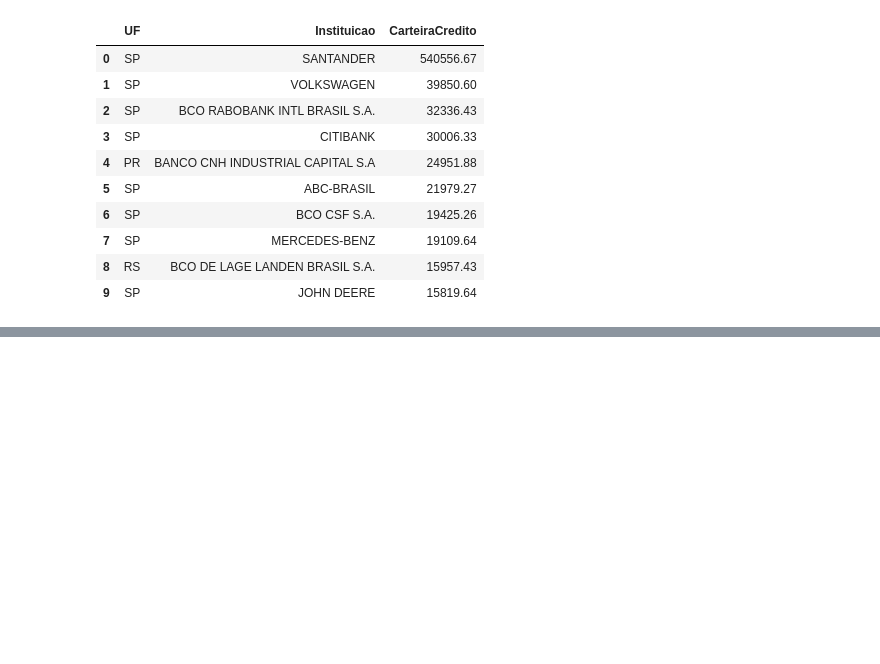
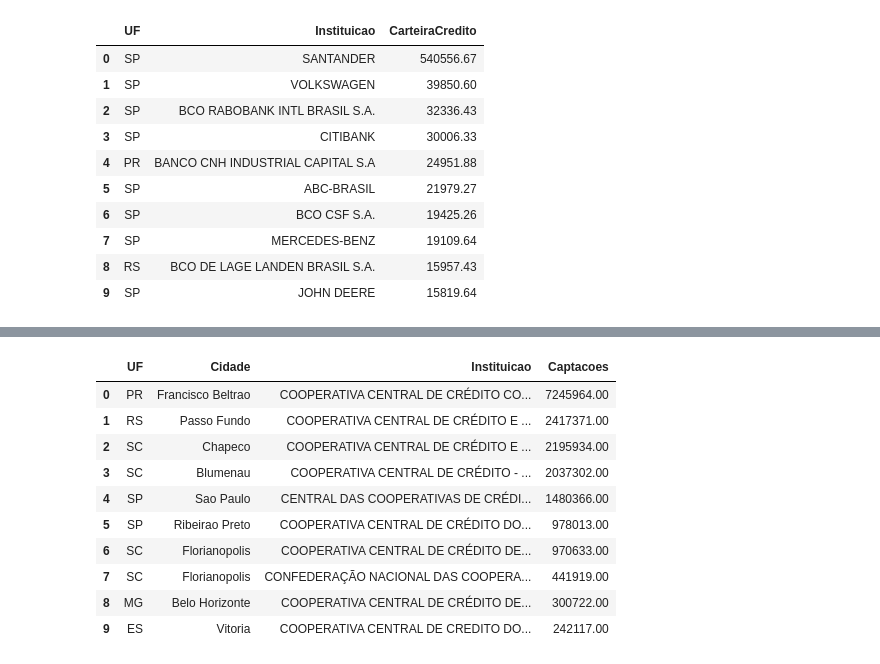
Before and after one commit to alexcamargos/bacen-ifdata-scraper, a Jupyter notebook: data_analytics/summary_prudential_conglomerates.ipynb, the cells around one changed output, grey strips where cells are left out. Saved outputs shown, nothing was run; the diff lists cells and outputs as text; code cells hidden in the pictures; blank space fills up the shorter version.

```diff
--- a/data_analytics/summary_prudential_conglomerates.ipynb
+++ b/data_analytics/summary_prudential_conglomerates.ipynb
@@ -931,0 +1074,18 @@ filter_and_sort_df(df,
+# %%
+# Considerando apenas as centrais e confederações de cooperativas de crédito.
+filter_and_sort_df(df,
+                   filter=(df['TipoConsBancario'] == 'b3C'),
+                   columns=['UF', 'Cidade', 'Instituicao', 'Captacoes'],
+                   sorting='Captacoes')
+# %% [output]
+|  | UF | Cidade | Instituicao | Captacoes |
+| 0 | PR | Francisco Beltrao | COOPERATIVA CENTRAL DE CRÉDITO CO... | 7245964.00 |
+| 1 | RS | Passo Fundo | COOPERATIVA CENTRAL DE CRÉDITO E ... | 2417371.00 |
+| 2 | SC | Chapeco | COOPERATIVA CENTRAL DE CRÉDITO E ... | 2195934.00 |
+| 3 | SC | Blumenau | COOPERATIVA CENTRAL DE CRÉDITO - ... | 2037302.00 |
+| 4 | SP | Sao Paulo | CENTRAL DAS COOPERATIVAS DE CRÉDI... | 1480366.00 |
+| 5 | SP | Ribeirao Preto | COOPERATIVA CENTRAL DE CRÉDITO DO... | 978013.00 |
+| 6 | SC | Florianopolis | COOPERATIVA CENTRAL DE CRÉDITO DE... | 970633.00 |
+| 7 | SC | Florianopolis | CONFEDERAÇÃO NACIONAL DAS COOPERA... | 441919.00 |
+| 8 | MG | Belo Horizonte | COOPERATIVA CENTRAL DE CRÉDITO DE... | 300722.00 |
+| 9 | ES | Vitoria | COOPERATIVA CENTRAL DE CREDITO DO... | 242117.00 |
```
Also changed, not shown: parts of 11 cells of this notebook.
